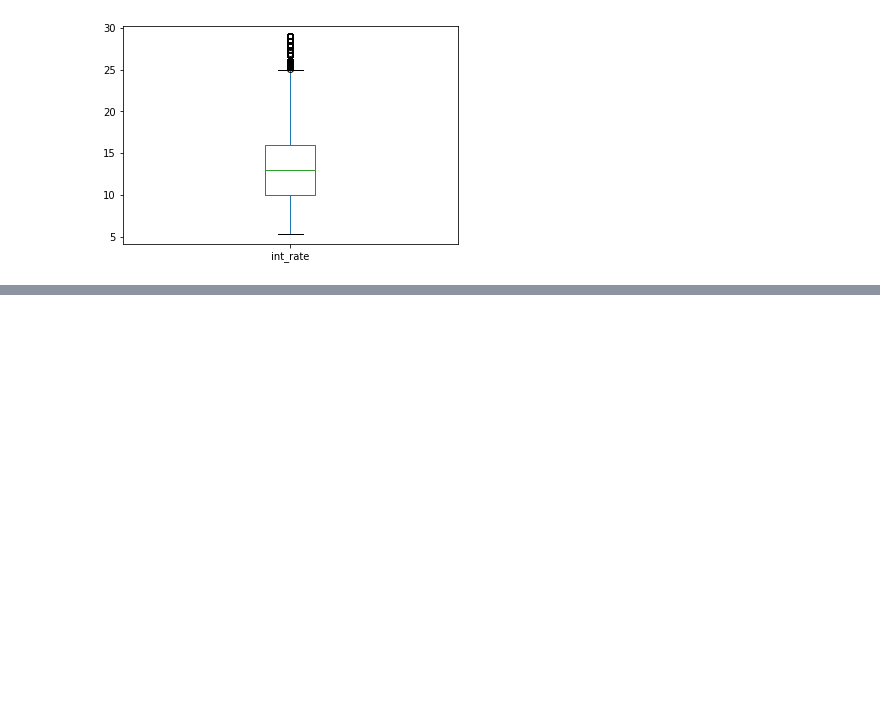
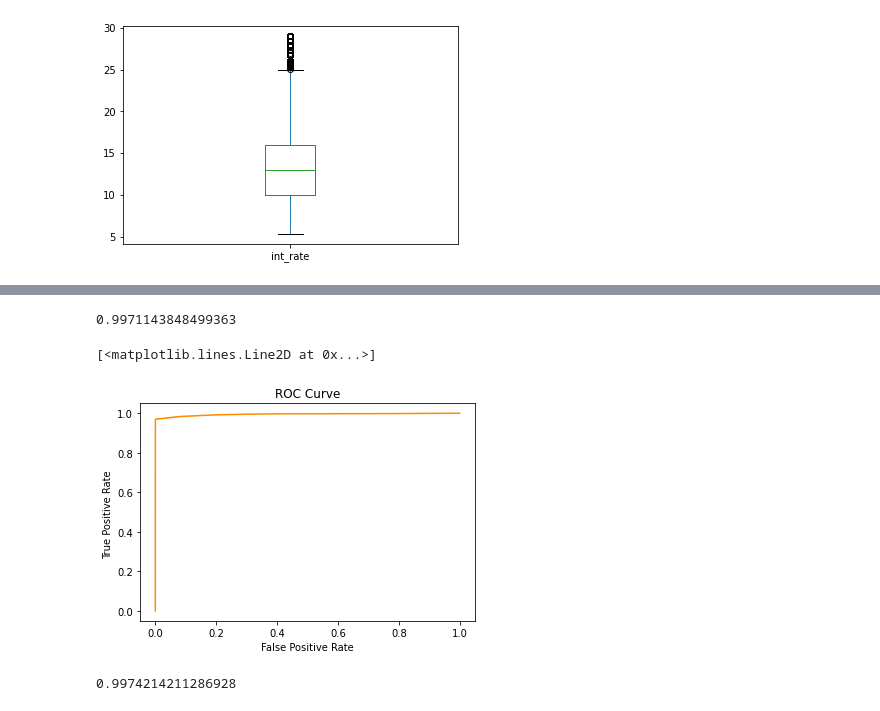
Before and after one commit to ShreyasBhaktharam/DA_Project, a Jupyter notebook: Data_Analytics_Project.ipynb, the cells around one changed output, grey strips where cells are left out. Saved outputs shown, nothing was run; the diff lists cells and outputs as text; code cells hidden in the pictures; blank space fills up the shorter version.

```diff
--- a/Data_Analytics_Project.ipynb
+++ b/Data_Analytics_Project.ipynb
@@ -431,0 +518,37 @@ plt.show()
+# %%
+from sklearn.svm import SVC
+
+svmc =make_pipeline(StandardScaler(),SVC(gamma='auto',kernel='rbf'))
+svmc.fit(X_train,y_train)
+svmc.score(X_test,y_test)
+y_pred=svmc.predict(X_test)
+score =accuracy_score(y_test,y_pred)
+score
+# %% [output]
+0.9971143848499363
+# %%
+from sklearn.metrics import roc_curve, auc, roc_auc_score
+
+#Calculating probability scores of each point in the training set
+y_train_score = svmc.decision_function(X_train)
+
+#Calculating FPR, TPR and thresholds for the training set
+train_fpr, train_tpr, thresholds = roc_curve(y_train, y_train_score)
+
+#Calculating probability scores of each point in the test set
+y_test_score = pipe.decision_function(X_test)
+
+#Calculating FPR, TPR, and thresholds for the training set
+test_fpr, test_tpr, test_thresholds = roc_curve(y_test, y_test_score)
+
+plt.title('ROC Curve')
+plt.xlabel('False Positive Rate')
+plt.ylabel('True Positive Rate ')
+plt.plot(test_fpr, test_tpr, color='darkorange', label='ROC Curve')
+# %% [output]
+[<matplotlib.lines.Line2D at 0x...>]
+[figure, added]
+# %%
+roc_auc_score(y, svmc.decision_function(X))
+# %% [output]
+0.9974214211286928
```
Also changed, not shown: parts of 22 cells of this notebook.
